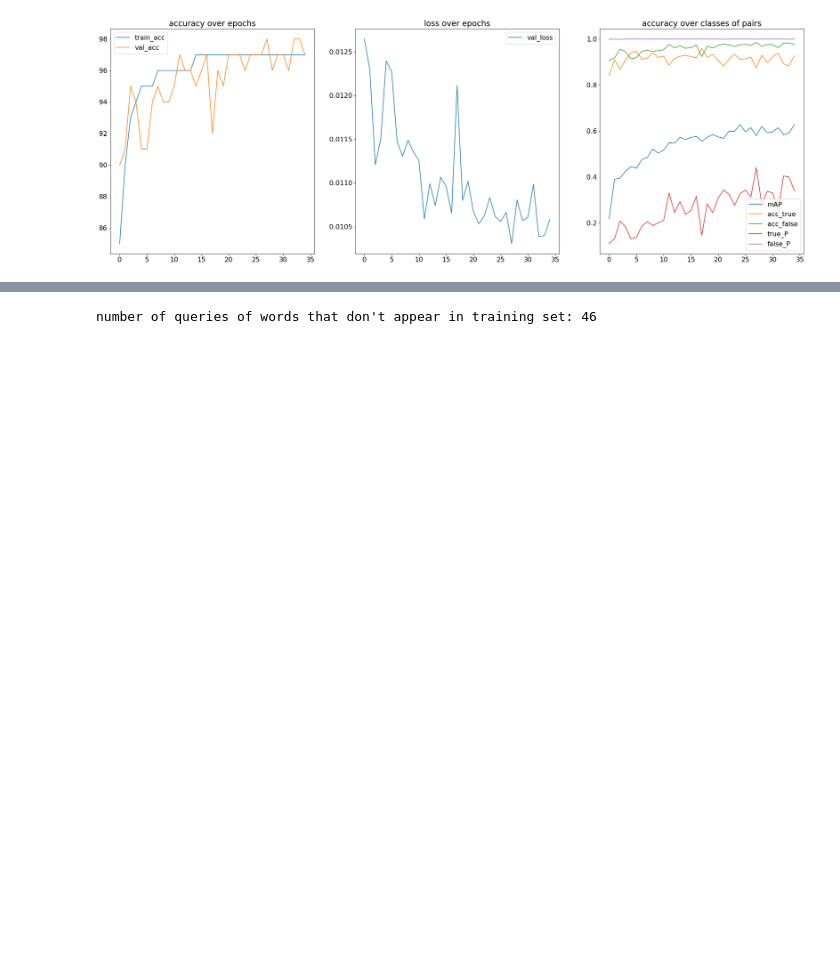
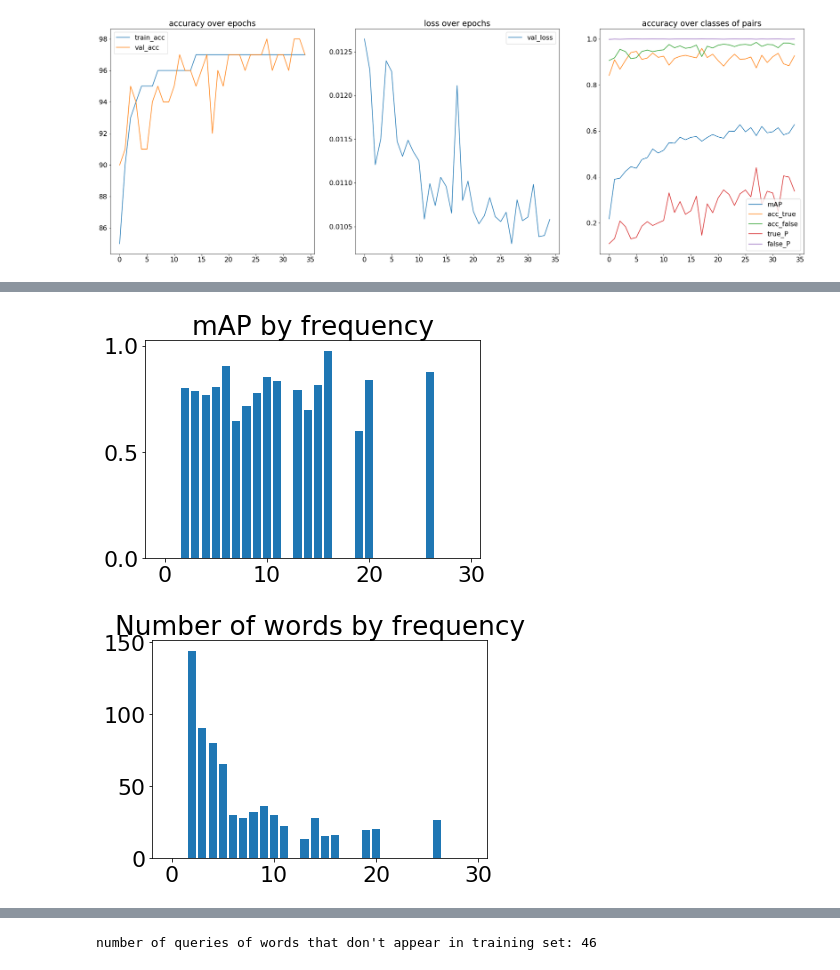
Before and after one commit to felixgaschi/word-image-similarity, a Jupyter notebook: Visualisation.ipynb, the cells around one changed output, grey strips where cells are left out. Saved outputs shown, nothing was run; the diff lists cells and outputs as text; code cells hidden in the pictures; blank space fills up the shorter version.

```diff
--- a/Visualisation.ipynb
+++ b/Visualisation.ipynb
@@ -90,0 +201,26 @@ plt.show()
+# %%
+def get_freq_hist(queries, words, maxi=75):
+    hist = [0 for i in range(maxi)]
+    counters = [0 for i in range(maxi)]
+
+    for key in queries.keys():
+        score, nb_rel = get_AP(queries[key])
+        if nb_rel > 0 and nb_rel < maxi:
+            idx = nb_rel
+            hist[idx] += score / nb_rel
+            counters[idx] += 1
+    return [hist[i] / max(1, counters[i]) for i in range(len(hist))], counters
+# %%
+hist_fusion, counters = get_freq_hist(queries_fusion, words, maxi=30)
+hist_class, counters = get_freq_hist(queries_class, words, maxi=30)
+hist_regressor, counters = get_freq_hist(queries_regressor, words, maxi=30)
+
+plt.bar([i for i in range(len(hist_fusion))], hist_fusion)
+plt.title("mAP by frequency")
+plt.show()
+plt.bar([i for i in range(len(hist_fusion))], counters)
+plt.title("Number of words by frequency")
+plt.show()
+# %% [output]
+[figure, added]
+[figure, added]
```
Also changed, not shown: parts of 18 cells of this notebook.
